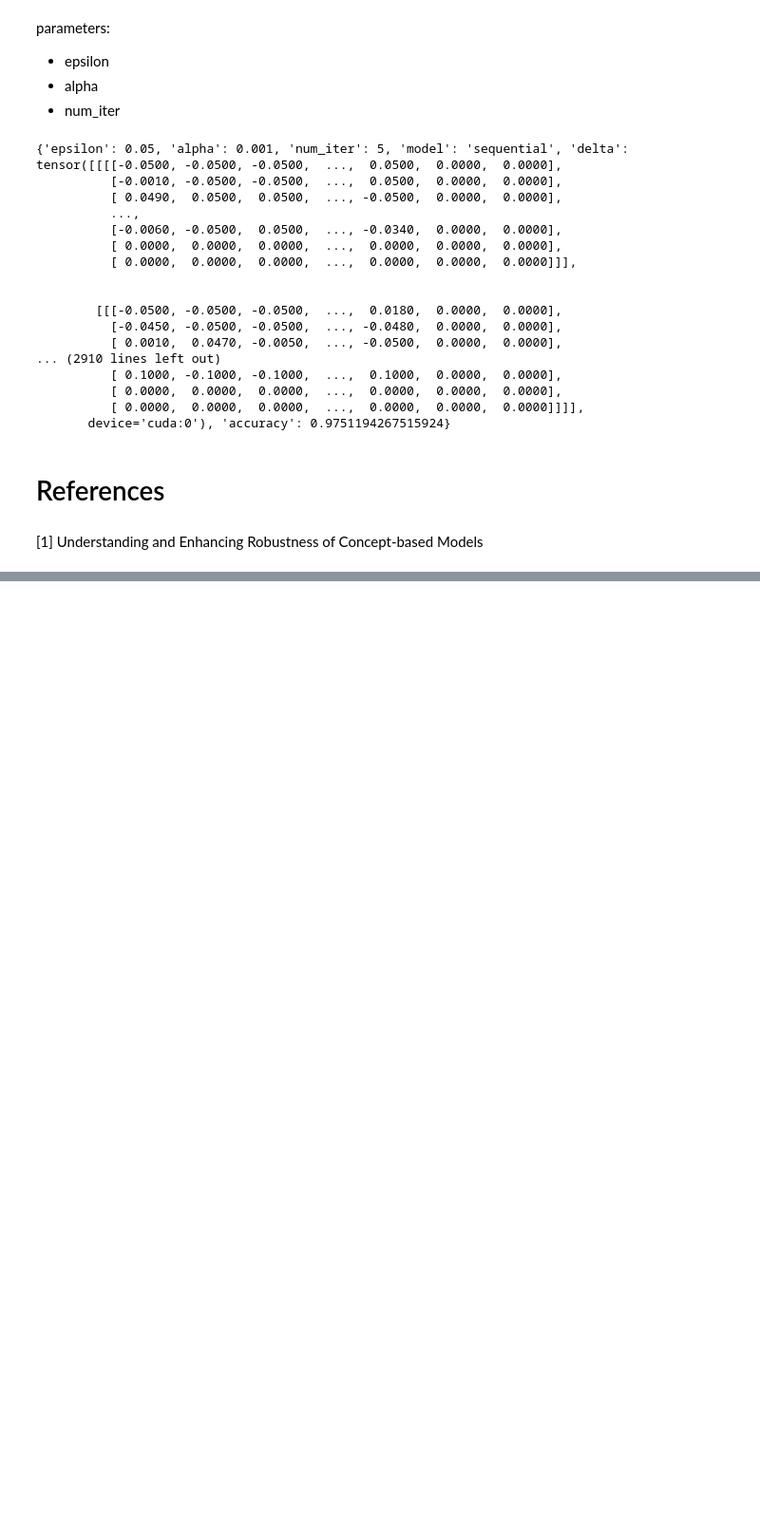
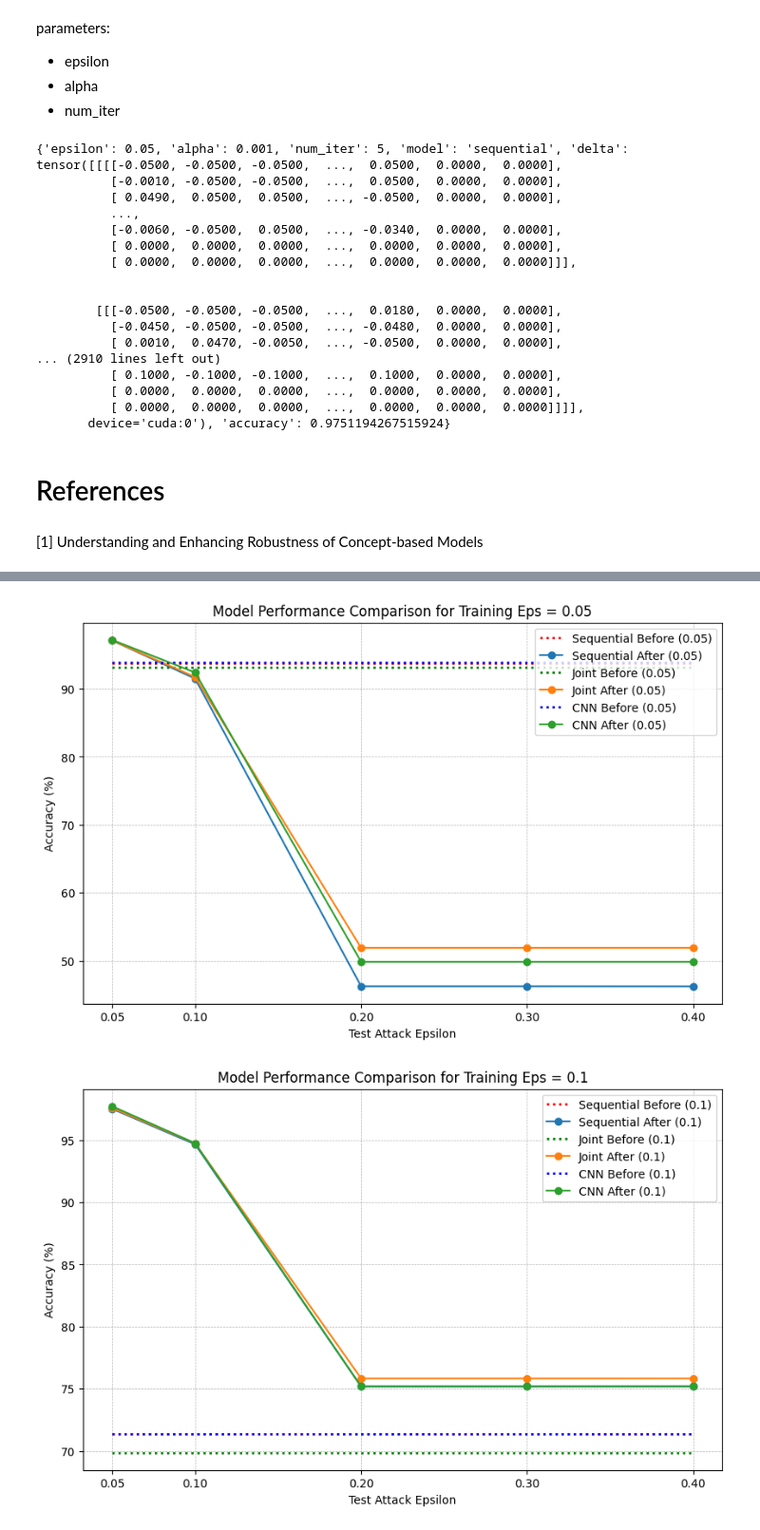
Before and after one commit to MohamedHamdy28/Exploring-the-Impact-of-Conceptual-Information-on-Neural-Network-Adversarial-Robustness, a Jupyter notebook: Notebooks/Concept_MNIST_Experiment.ipynb, the cells around one changed output, grey strips where cells are left out. Shown: that part at 95% size. Cells and saved outputs as stored; diff of their text form; code cells hidden in the pictures; blank space fills up the shorter version.

```diff
--- a/Notebooks/Concept_MNIST_Experiment.ipynb
+++ b/Notebooks/Concept_MNIST_Experiment.ipynb
@@ -907,0 +1002,64 @@ save_dictionary(experiment, 'experiment.pkl')
+# %%
+import matplotlib.pyplot as plt
+import numpy as np
+
+eps_values = [0.05, 0.1, 0.2, 0.3, 0.4]
+
+model_performances = {
+    '0.05': {
+        'Sequential': {'before': 93.76, 'after': [97.10, 91.49, 46.26, 46.26, 46.25]},
+        'Joint': {'before': 93.14, 'after': [97.10, 91.73, 51.90, 51.90, 51.90]},
+        'CNN': {'before': 93.87, 'after': [97.18, 92.39, 49.86, 49.86, 49.86]},
+    },
+    '0.1': {
+        'Sequential': {'before': 71.39, 'after': [97.50, 94.65, 75.18, 75.18, 75.18]},
+        'Joint': {'before': 69.86, 'after': [97.57, 94.73, 75.83, 75.83, 75.83]},
+        'CNN': {'before': 71.36, 'after': [97.71, 94.74, 75.18, 75.18, 75.19]},
+    },
+    '0.2': {
+        'Sequential': {'before': 10.20, 'after': [96.76, 94.61, 85.68, 85.68, 85.68]},
+        'Joint': {'before': 8.06, 'after': [97.30, 95.14, 87.41, 87.41, 87.41]},
+        'CNN': {'before': 6.54, 'after': [97.26, 95.06, 87.06, 87.06, 87.06]},
+    },
+    '0.3': {
+        'Sequential': {'before': 10.21, 'after': [96.91, 94.80, 86.36, 86.36, 86.36]},
+        'Joint': {'before': 8.07, 'after': [97.31, 95.23, 87.16, 87.16, 87.16]},
+        'CNN': {'before': 6.54, 'after': [97.04, 95.13, 86.77, 86.77, 86.77]},
+    },
+    '0.4': {
+        'Sequential': {'before': 10.21, 'after': [96.36, 94.14, 85.10, 85.10, 85.10]},
+        'Joint': {'before': 8.06, 'after': [97.18, 95.08, 86.75, 86.75, 86.75]},
+        'CNN': {'before': 6.54, 'after': [97.11, 95.23, 87.14, 87.13, 87.14]},
+    },
+}
+
+eps_values = [0.05, 0.1, 0.2, 0.3, 0.4]
+before_line_styles = {'Sequential': 'r--', 'Joint': 'g--', 'CNN': 'b--'}  # Different colors and dashed lines
+before_line_width = 2  # Thicker line for better visibility
+
+# For each epsilon used during training
+for eps_training, models_data in model_performances.items():
+    plt.figure(figsize=(10, 6))
+
+    # Plot for each model
+    for model_name, performance_data in models_data.items():
+        # Extract before and after accuracies
+        before_accuracy = performance_data['before']
+        after_accuracies = performance_data['after']
+
+        # Plot before training accuracy as a horizontal line with customized style
+        plt.hlines(before_accuracy, xmin=eps_values[0], xmax=eps_values[-1], colors=before_line_styles[model_name][0], linestyles='dotted', linewidth=before_line_width, label=f'{model_name} Before ({eps_training})')
+
+        # Plot after training accuracies for each tested eps
+        plt.plot(eps_values, after_accuracies, marker='o', label=f'{model_name} After ({eps_training})')
+
+    plt.title(f'Model Performance Comparison for Training Eps = {eps_training}')
+    plt.xlabel('Test Attack Epsilon')
+    plt.ylabel('Accuracy (%)')
+    plt.xticks(eps_values)
+    plt.legend()
+    plt.grid(True, which='both', linestyle='--', linewidth=0.5)
+    plt.show()
+# %% [output]
+[figure, added]
+[figure, added]
```
Also changed, not shown: parts of 23 cells of this notebook, 7 other files.
